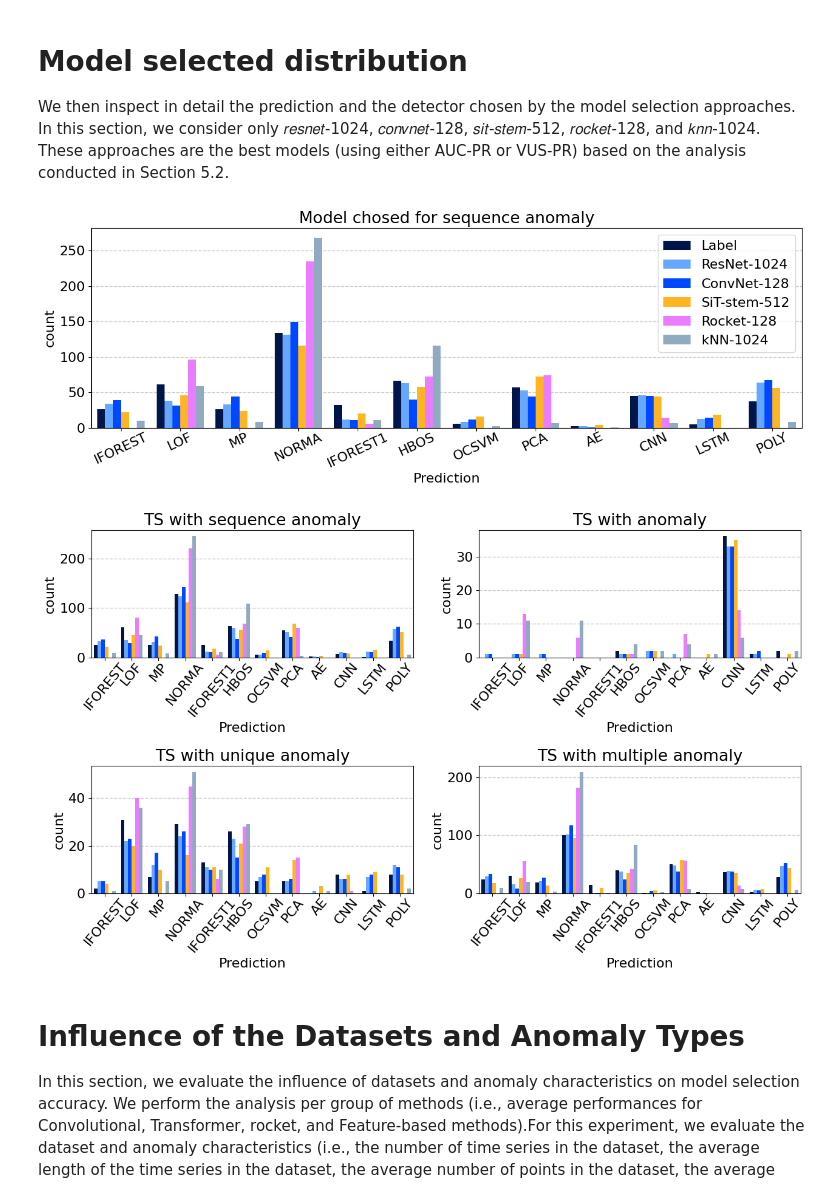
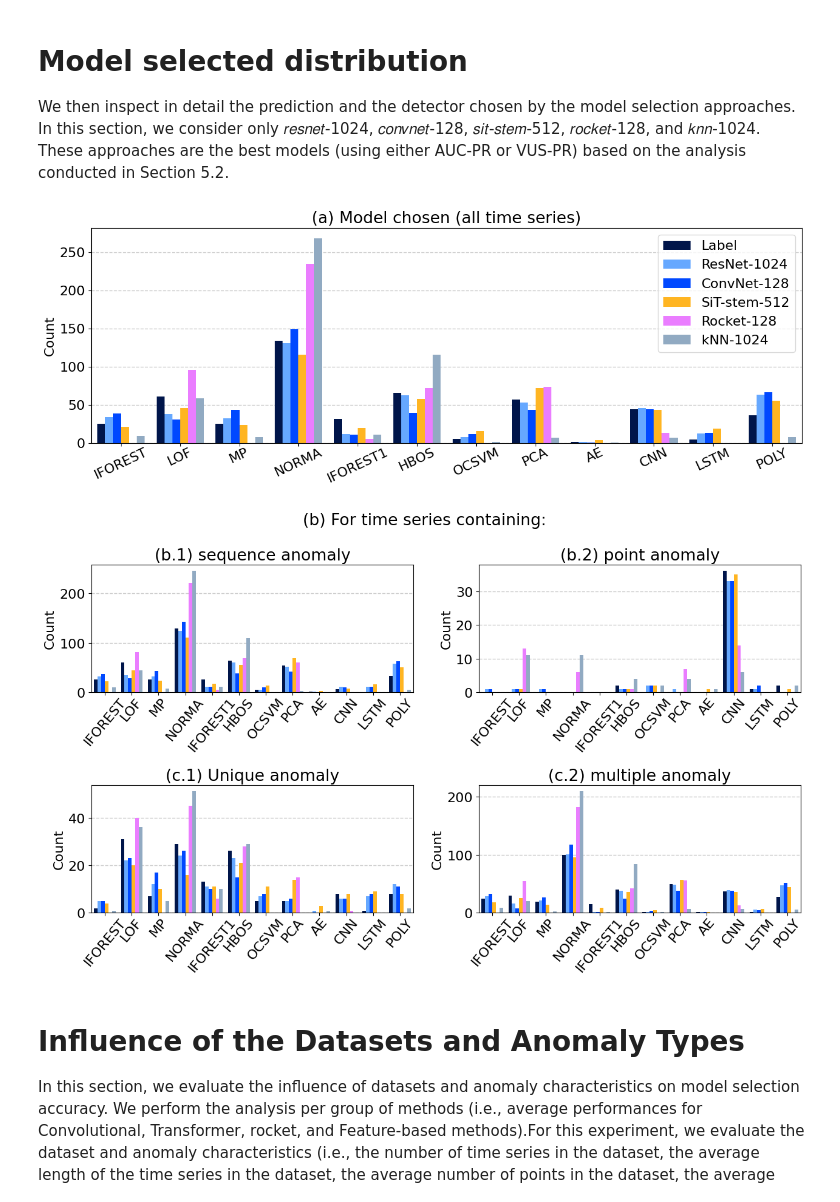
Before and after one commit to boniolp/MSAD, a Jupyter notebook: experiments/accuracy_analysis/Accuracy_Evaluation.ipynb, the cells around one changed output. Cells and saved outputs as stored; diff of their text form; code cells hidden in the pictures.

```diff
--- a/experiments/accuracy_analysis/Accuracy_Evaluation.ipynb
+++ b/experiments/accuracy_analysis/Accuracy_Evaluation.ipynb
@@ -277,8 +277,8 @@ def rreplace(s, old, new, occurrence=1):
     li = s.rsplit(old, occurrence)
     return new.join(li)
 # %%
-plt.rcParams.update({'font.size': 22})
-plt.figure(figsize=(45, 10))
+plt.rcParams.update({'font.size': 28})
+plt.figure(figsize=(35, 10))
 plt.grid(color='k', linestyle='--', linewidth=1, alpha=0.4)
 
 order = list(df[all_methods].median().sort_values().index)[::-1]
@@ -331,11 +331,11 @@ for i, tick_label in enumerate(g.axes.get_xticklabels()):
     new_xticks_labels.append(tick_label)
 g.axes.set_xticklabels(new_xticks_labels)
 
-plt.xticks(rotation=120)
+plt.xticks(rotation=100)
 plt.yticks(rotation=90)
-plt.ylabel(final_names[measure_name])
+plt.ylabel(f"(a) {final_names[measure_name]}")
 plt.tight_layout()
-plt.savefig(figure_path.format('overall_results_1'))
+plt.savefig(figure_path.format('5_overall_results_1'))
 plt.show()
 plt.close()
 # %% [output]
@@ -357,64 +357,82 @@ my_palette = {'label':'#00154A',
               'rocket_128_class': methods_colors["rocket"],
               'knn_1024_class': methods_colors["feature_based"]}
 
-
 plt.figure(figsize=(13, 5))
 plt.grid(color='k', linestyle='--', linewidth=1, alpha=0.2)
-plt.title('Model chosed for sequence anomaly')
+plt.title('(a) Model chosen (all time series)')
 columns = ['label','resnet_1024_class','convnet_128_class','sit_stem_512_class','rocket_128_class','knn_1024_class']
 df1 = df[columns].melt(var_name='Model Selection', value_name='Prediction')
 sns.countplot(x='Prediction', hue='Model Selection', data=df1, order=old_methods, palette=my_palette, saturation=1)
 plt.xticks(rotation=25)
+plt.ylabel('Count')
+plt.xlabel('')
 plt.rc('axes', axisbelow=True)
 L = plt.legend()
-legend_text = L.get_texts() # [0].set_text('make it short')
+legend_text = L.get_texts()
 new_legend_text = [final_names['label'], final_names['resnet_1024'], final_names['convnet_128'], final_names['sit_stem_512'], final_names['rocket_128'], final_names['knn_1024']]
 for txt, new_text in zip(legend_text, new_legend_text):
     txt.set_text(new_text)
 plt.tight_layout()
+plt.savefig(figure_path.format('6_classification_distrib_1'))
+plt.show()
+plt.close()
 
-plt.figure(figsize=(13, 8))
+# Set up subplots
+fig = plt.figure(figsize=(13, 8))
+fig.suptitle("(b) For time series containing:")
+
+# Set up individual plots
 plt.subplot(2,2,1)
 plt.grid(color='k', linestyle='--', linewidth=1, alpha=0.2)
-plt.title('TS with sequence anomaly')
+plt.title("(b.1) sequence anomaly")
 df1 = df.loc[df['type_an']=='sequence'][columns].melt(var_name='Model Selection', value_name='Prediction')
 sns.countplot(x='Prediction', hue='Model Selection', data=df1, order=old_methods, palette=my_palette, saturation=1)
 plt.legend([], frameon=False)
 plt.xticks(rotation=50)
+plt.ylabel('Count')
+plt.xlabel('')
 plt.rc('axes', axisbelow=True)
 
-plt.subplot(2,2,2)
+plt.subplot(2, 2, 2)
 plt.grid(color='k', linestyle='--', linewidth=1, alpha=0.2)
-plt.title('TS with anomaly')
+plt.title("(b.2) point anomaly")
 df1 = df.loc[df['type_an']=='point'][columns].melt(var_name='Model Selection', value_name='Prediction')
 sns.countplot(x='Prediction', hue='Model Selection', data=df1, order=old_methods, palette=my_palette, saturation=1)
 plt.legend([], frameon=False)
 plt.xticks(rotation=50)
+plt.ylabel('Count')
+plt.xlabel('')
 plt.rc('axes', axisbelow=True)
 
 plt.subplot(2,2,3)
 plt.grid(color='k', linestyle='--', linewidth=1, alpha=0.2)
-plt.title('TS with unique anomaly')
+plt.title("(c.1) Unique anomaly")
 df1 = df.loc[df['nb_anomaly']== 1][columns].melt(var_name='Model Selection', value_name='Prediction')
 sns.countplot(x='Prediction', hue='Model Selection', data=df1, order=old_methods, palette=my_palette, saturation=1)
 plt.legend([], frameon=False)
 plt.xticks(rotation=50)
+plt.ylabel('Count')
+plt.xlabel('')
 plt.rc('axes', axisbelow=True)
 
 plt.subplot(2,2,4)
 plt.grid(color='k', linestyle='--', linewidth=1, alpha=0.2)
-plt.title('TS with multiple anomaly')
+plt.title("(c.2) multiple anomaly")
 df1 = df.loc[df['nb_anomaly'] > 1][columns].melt(var_name='Model Selection', value_name='Prediction')
 sns.countplot(x='Prediction', hue='Model Selection', data=df1, order=old_methods, palette=my_palette, saturation=1)
 plt.legend([], frameon=False)
 plt.xticks(rotation=50)
+plt.ylabel('Count')
+plt.xlabel('')
 plt.rc('axes', axisbelow=True)
 
 plt.tight_layout()
+plt.savefig(figure_path.format('6_classification_distrib_2'))
 plt.show()
+plt.close()
 # %% [output]
-[figure, old version]
+[figure, new version]
-[figure, old version]
+[figure, new version]
 # %% [markdown]
 # Influence of the Datasets and Anomaly Types
 
```
Also changed, not shown: parts of 5 cells of this notebook, 3 other files.
